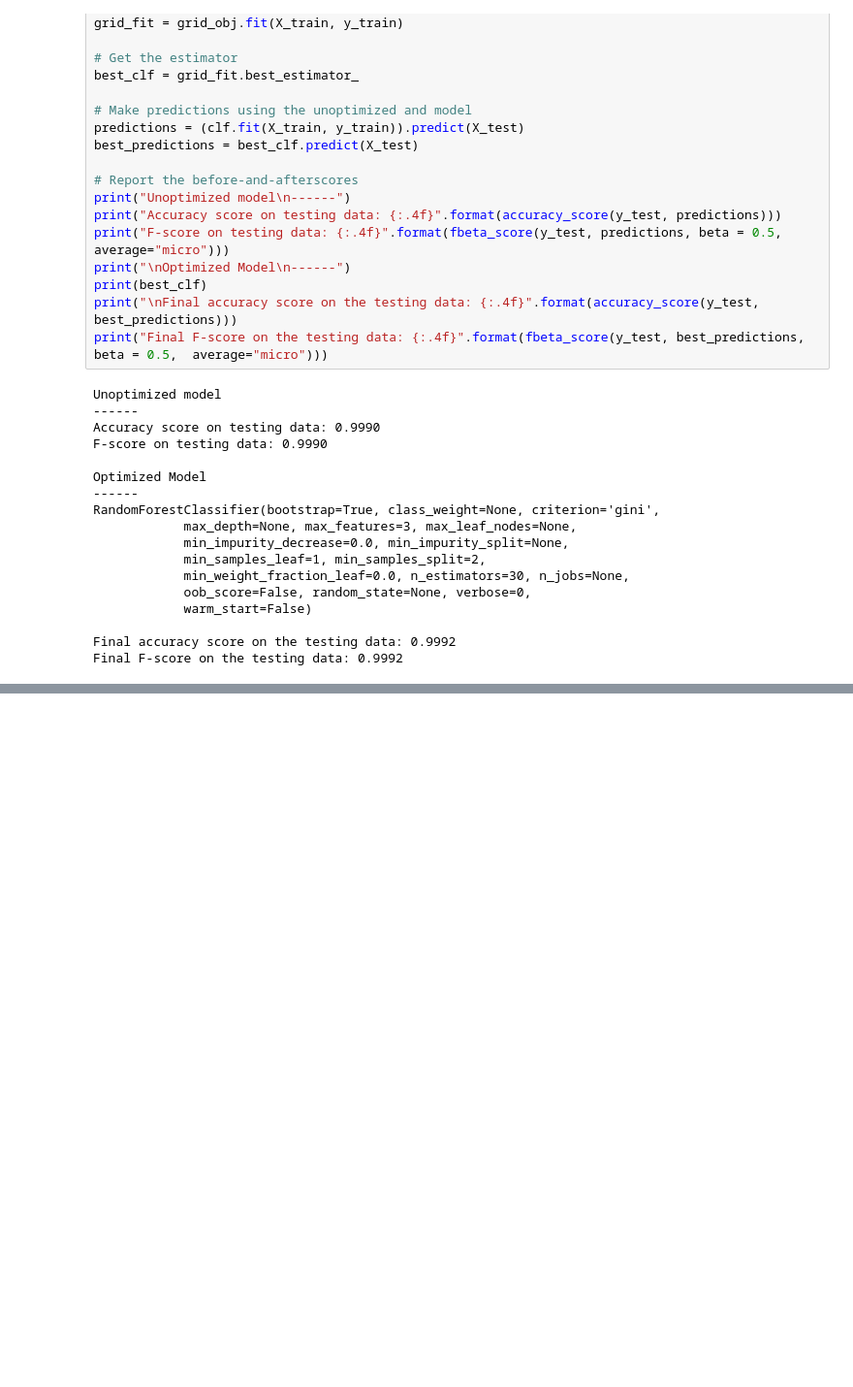
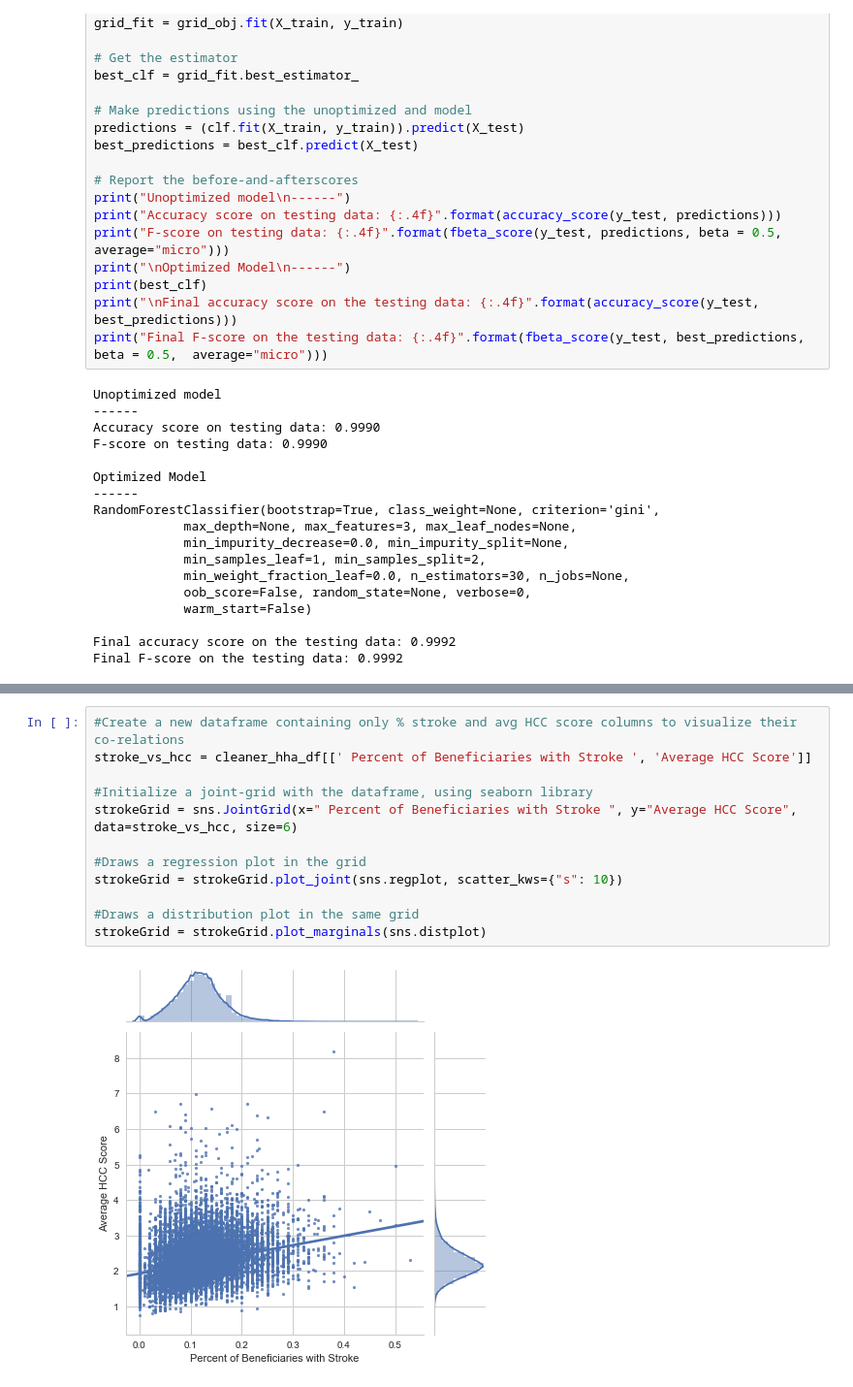
Before and after one commit to ekginn2/ML-Final-Project, a Jupyter notebook: Medicare HHA.ipynb, the cells around one changed output, grey strips where cells are left out. Shown at 97% size. Saved outputs shown, nothing was run; the diff lists cells and outputs as text; blank space fills up the shorter version.

```diff
--- a/Medicare HHA.ipynb
+++ b/Medicare HHA.ipynb
@@ -358,0 +415,14 @@ Final F-score on the testing data: 0.9992
+# %%
+#Create a new dataframe containing only % stroke and avg HCC score columns to visualize their co-relations
+stroke_vs_hcc = cleaner_hha_df[[' Percent of Beneficiaries with Stroke ', 'Average HCC Score']]
+
+#Initialize a joint-grid with the dataframe, using seaborn library
+strokeGrid = sns.JointGrid(x=" Percent of Beneficiaries with Stroke ", y="Average HCC Score", data=stroke_vs_hcc, size=6)
+
+#Draws a regression plot in the grid
+strokeGrid = strokeGrid.plot_joint(sns.regplot, scatter_kws={"s": 10})
+
+#Draws a distribution plot in the same grid
+strokeGrid = strokeGrid.plot_marginals(sns.distplot)
+# %% [output]
+[figure, added]
```
Also changed, not shown: parts of 7 cells of this notebook.
